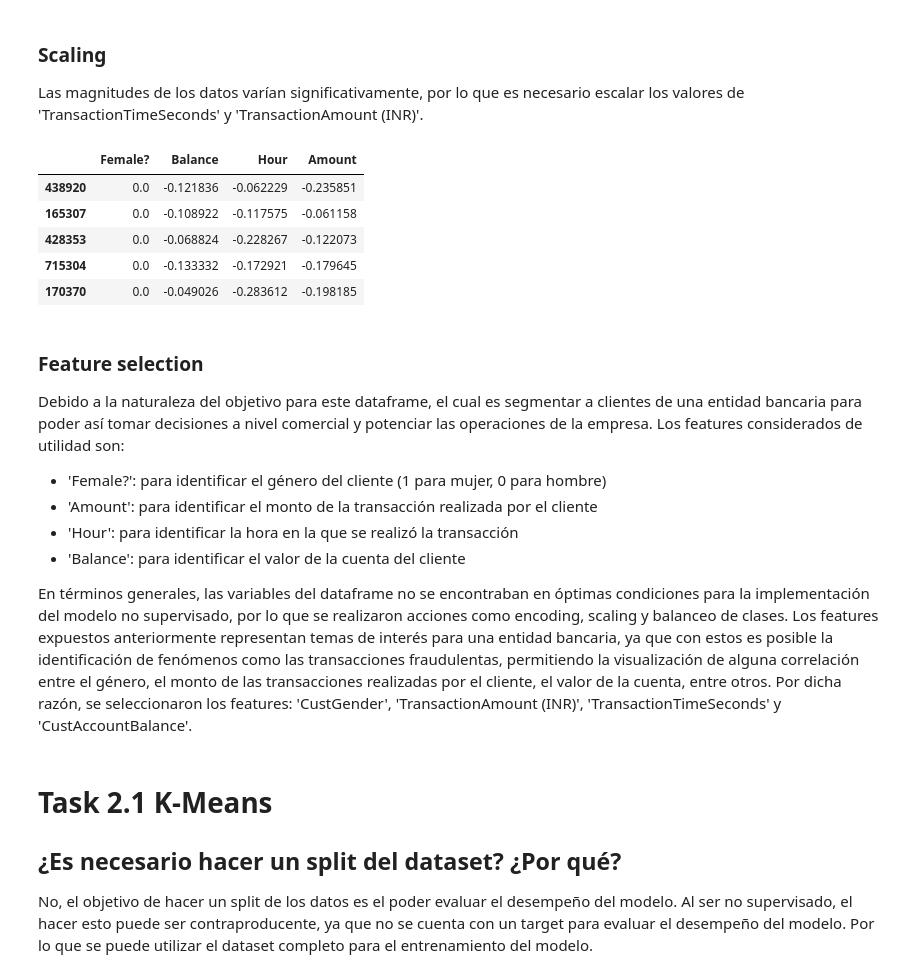
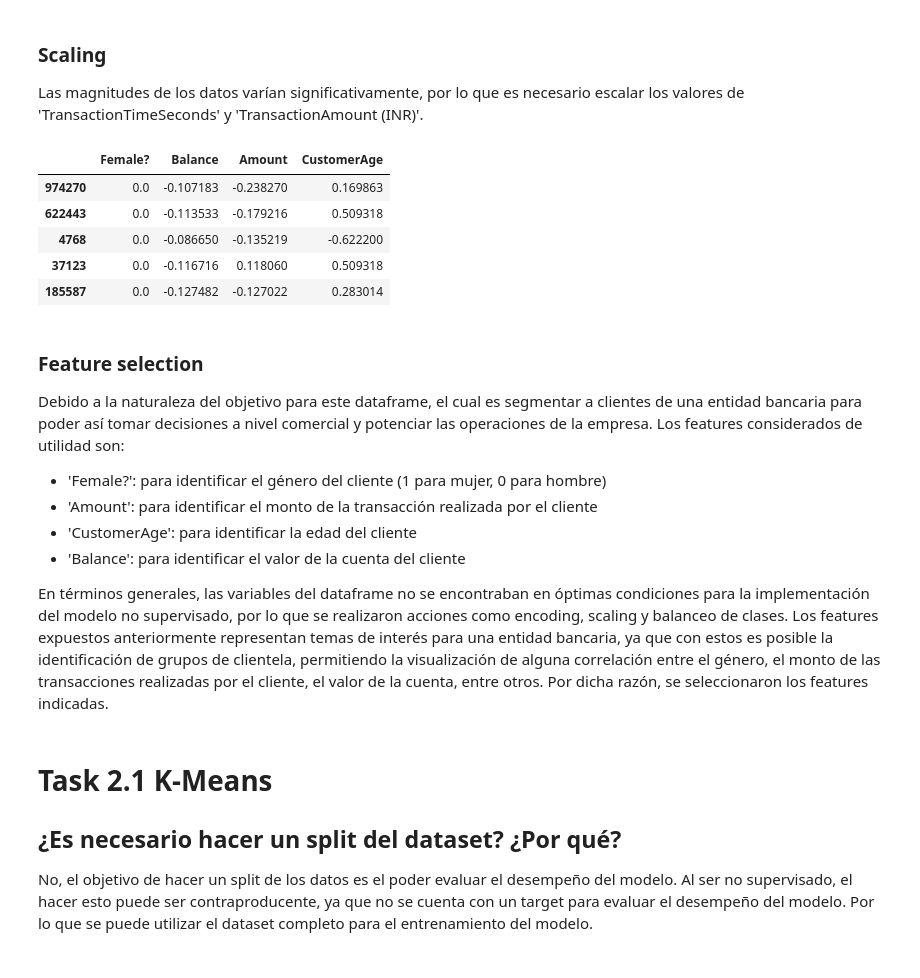
Before and after one commit to bl33h/bankCustomerSegmentation, a Jupyter notebook: bankCustomerSegmentation.ipynb, the cells around one changed output. Saved outputs shown, nothing was run; the diff lists cells and outputs as text; code cells hidden in the pictures.

```diff
--- a/bankCustomerSegmentation.ipynb
+++ b/bankCustomerSegmentation.ipynb
@@ -132,15 +128,11 @@ Amount             1045031
 dtype: int64
-# %%
-# To get the hour of the transaction. Since it's timestamp HHMMSS, needs to be transformed
-
-# Get the first 2 characters of the string
-features['TransactionTime'] = features['TransactionTime'].astype(str).str[:2]
-
-# Change the type of the column to int
-features['TransactionTime'] = features['TransactionTime'].astype(int)
-
-# Rename the column
-features.rename(columns={'TransactionTime': 'Hour'}, inplace=True)
+# %%
+features["CustomerDOB"] = pd.to_datetime(features["CustomerDOB"])
+# %%
+# Get the Customer age
+features = features.drop(features[features['CustomerDOB'] == '1/1/1800'].index, axis=0)
+features.loc[features.CustomerDOB.dt.year >= 2022, 'CustomerDOB'] = features.loc[features.CustomerDOB.dt.year >= 2022, 'CustomerDOB'] - pd.DateOffset(years=100)
+features['CustomerAge'] = ((pd.to_datetime('today') - features['CustomerDOB']).dt.days / 365.25).round(0)
 # %%
 features.head()
 # %% [output]
@@ -152,0 +145,6 @@ features.head()
+# %%
+# Drop NaN values
+features = features.dropna()
+
+# Drop the CustomerDOB column
+features = features.drop('CustomerDOB', axis=1)
@@ -182,32 +202,32 @@ scaler = StandardScaler()
 # %%
 # Create a copy of the dataframe with scaled features (for it to be used for clustering, classify, then analyze the data with the original features)
 scaled_features = features.copy()
 
 # Scale the features
-to_scale = ['Amount', 'Hour', 'Balance']
+to_scale = ['Amount', 'CustomerAge', 'Balance']
 
 # Scale the features
 scaled_features[to_scale] = scaler.fit_transform(scaled_features[to_scale])
 
 # Show the scaled features
 scaled_features.head()
 # %% [output]
-|  | Female? | Balance | Hour | Amount |
-| 438920 | 0.0 | -0.121836 | -0.062229 | -0.235851 |
-| 165307 | 0.0 | -0.108922 | -0.117575 | -0.061158 |
-| 428353 | 0.0 | -0.068824 | -0.228267 | -0.122073 |
-| 715304 | 0.0 | -0.133332 | -0.172921 | -0.179645 |
-| 170370 | 0.0 | -0.049026 | -0.283612 | -0.198185 |
+|  | Female? | Balance | Amount | CustomerAge |
+| 974270 | 0.0 | -0.107183 | -0.238270 | 0.169863 |
+| 622443 | 0.0 | -0.113533 | -0.179216 | 0.509318 |
+| 4768 | 0.0 | -0.086650 | -0.135219 | -0.622200 |
+| 37123 | 0.0 | -0.116716 | 0.118060 | 0.509318 |
+| 185587 | 0.0 | -0.127482 | -0.127022 | 0.283014 |
 # %% [markdown]
 ### Feature selection
 Debido a la naturaleza del objetivo para este dataframe, el cual es segmentar a clientes de una entidad bancaria para poder así tomar decisiones a nivel comercial y
 potenciar las operaciones de la empresa. Los features considerados de utilidad son:
 - 'Female?': para identificar el género del cliente (1 para mujer, 0 para hombre)
 - 'Amount': para identificar el monto de la transacción realizada por el cliente
-- 'Hour': para identificar la hora en la que se realizó la transacción
+- 'CustomerAge': para identificar la edad del cliente
 - 'Balance': para identificar el valor de la cuenta del cliente
 
-En términos generales, las variables del dataframe no se encontraban en óptimas condiciones para la implementación del modelo no supervisado, por lo que se realizaron acciones como encoding, scaling y balanceo de clases. Los features expuestos anteriormente representan temas de interés para una entidad bancaria, ya que con estos es posible la identificación de fenómenos como las transacciones fraudulentas, permitiendo la visualización de alguna correlación entre el género, el monto de las transacciones realizadas por el cliente, el valor de la cuenta, entre otros. Por dicha razón, se seleccionaron los features: 'CustGender', 'TransactionAmount (INR)', 'TransactionTimeSeconds' y 'CustAccountBalance'.
+En términos generales, las variables del dataframe no se encontraban en óptimas condiciones para la implementación del modelo no supervisado, por lo que se realizaron acciones como encoding, scaling y balanceo de clases. Los features expuestos anteriormente representan temas de interés para una entidad bancaria, ya que con estos es posible la identificación de grupos de clientela, permitiendo la visualización de alguna correlación entre el género, el monto de las transacciones realizadas por el cliente, el valor de la cuenta, entre otros. Por dicha razón, se seleccionaron los features indicadas.
 # %% [markdown]
 # Task 2.1 K-Means
 
```
Also changed, not shown: parts of 24 cells of this notebook.
